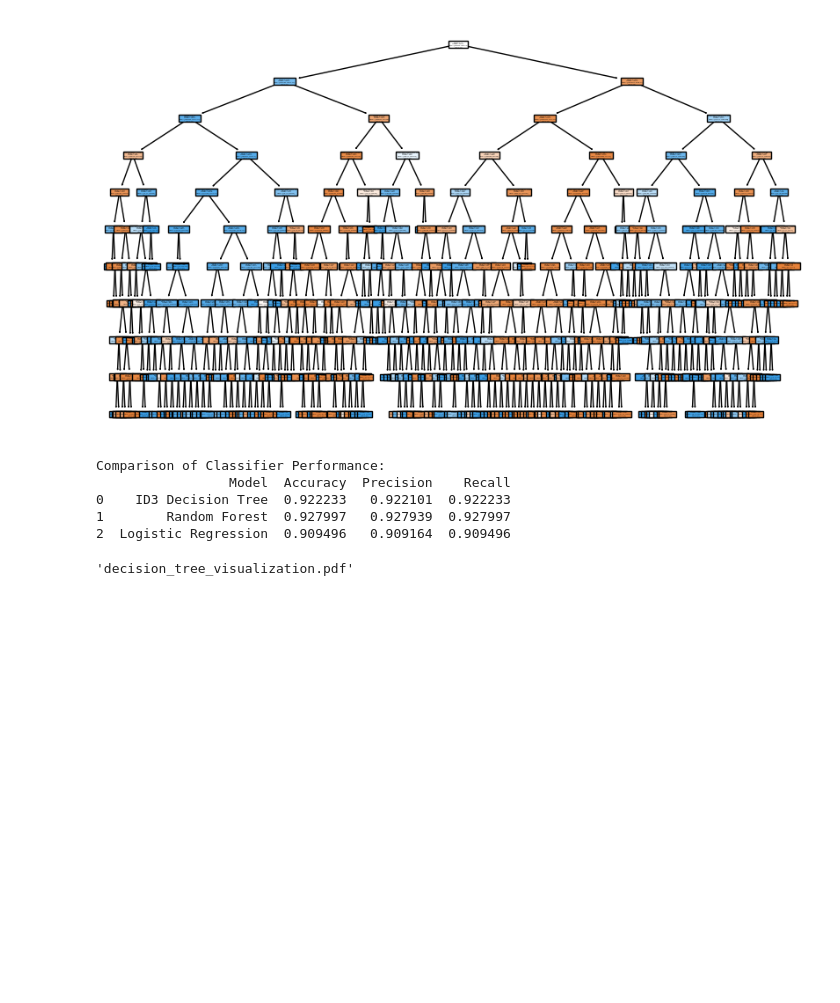
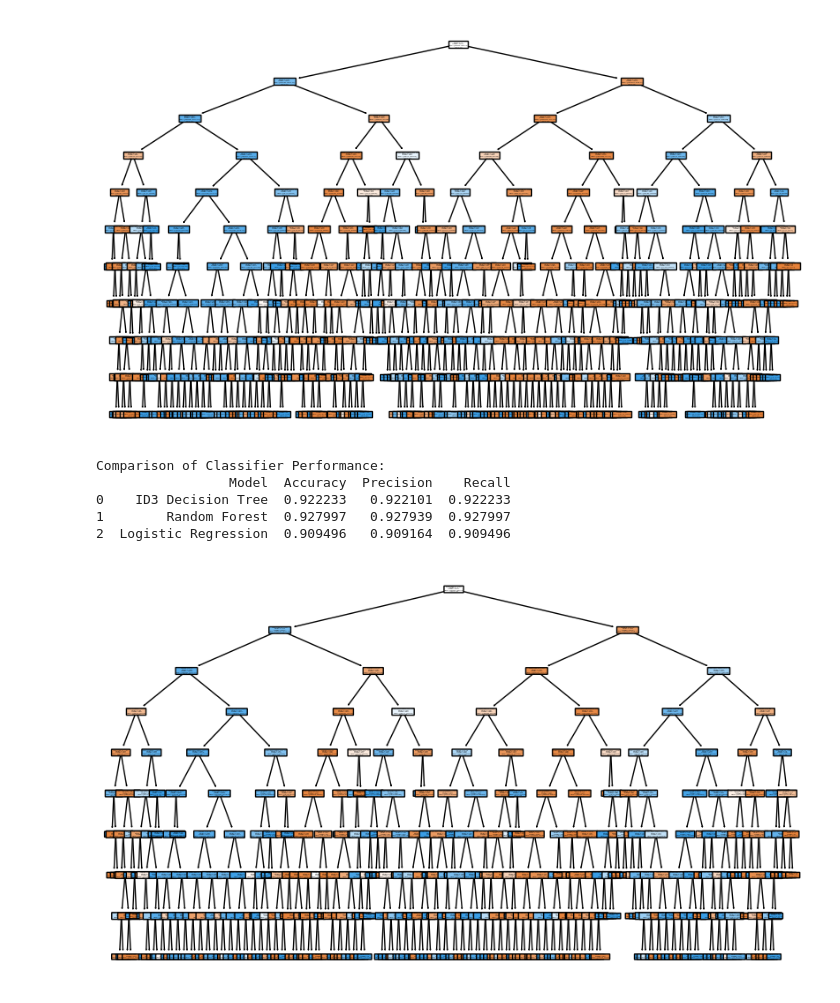
Before and after one commit to andrewtyv/IAU, a Jupyter notebook: projfaza3.ipynb, the cells around one changed output. Saved outputs shown, nothing was run; the diff lists cells and outputs as text; code cells hidden in the pictures; blank space fills up the shorter version.

```diff
--- a/projfaza3.ipynb
+++ b/projfaza3.ipynb
@@ -237,17 +204,15 @@ Comparison of Classifier Performance:
 1        Random Forest  0.927997   0.927939  0.927997
 2  Logistic Regression  0.909496   0.909164  0.909496
 # %%
-dot_data = tree.export_graphviz(
+plt.figure(figsize=(10, 6))
+plot_tree(
     clf,
-    out_file=None,
     feature_names=selected_features,
     class_names=['False', 'True'],
     filled=True,
     rounded=True,
-    special_characters=True
 )
-graph = graphviz.Source(dot_data)
-graph.render("decision_tree_visualization")
+plt.show()
 # %% [output]
-'decision_tree_visualization.pdf'
+[figure, added]
 # %%
```
Also changed, not shown: parts of 7 cells of this notebook.
